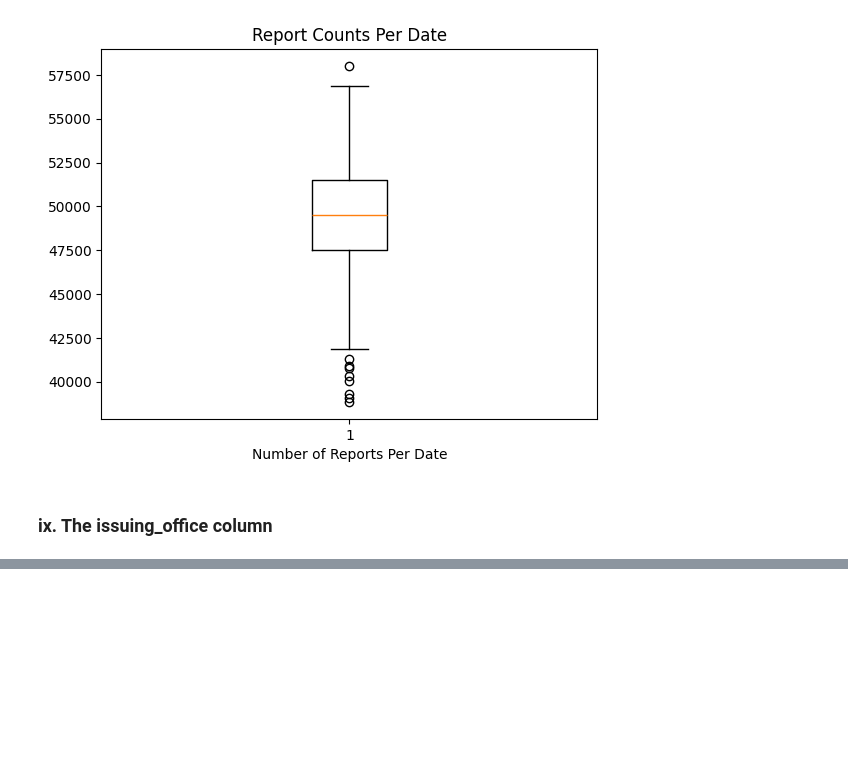
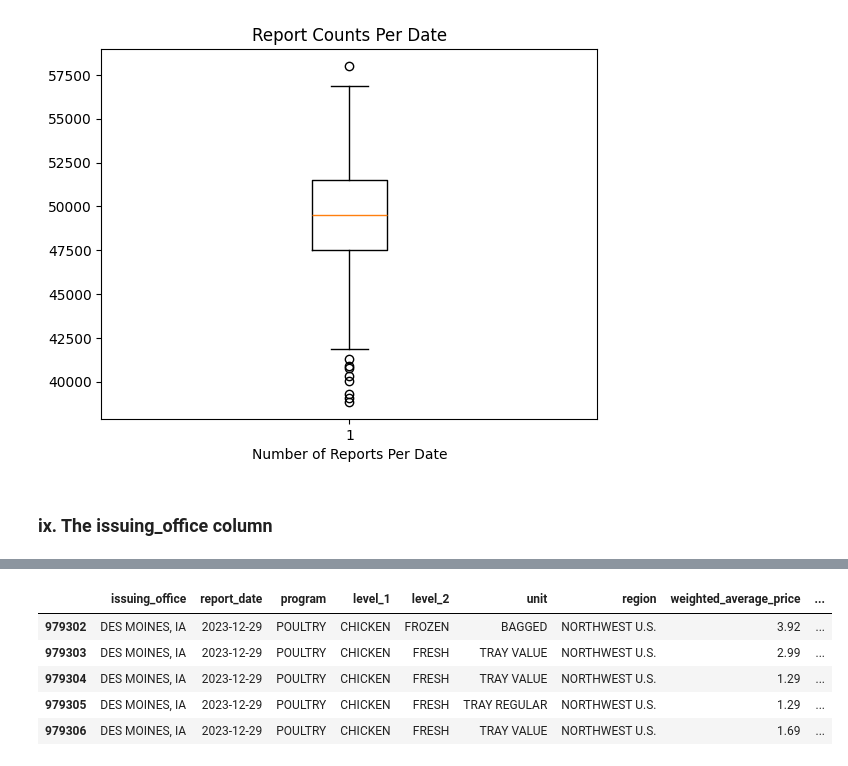
Before and after one commit to bradleytkay/Q1-2025-data-analysis-project-challenge, a Jupyter notebook: Q1-2025-step-2a-cleaning-pt-2.ipynb, the cells around one changed output, grey strips where cells are left out. Drawn from its saved outputs; the diff is of its cells as text; code cells hidden in the pictures; blank space fills up the shorter version.

Commit message:
Further cleaned USDA dataset, concatenating produnct names, removing unncessary columns, and aggregating price data

```diff
--- a/Q1-2025-step-2a-cleaning-pt-2.ipynb
+++ b/Q1-2025-step-2a-cleaning-pt-2.ipynb
@@ -545,0 +571,13 @@ Text(0.5, 0, 'Number of Reports Per Date')
+# %%
+# Create new product column by concatenating the 3 columns currently containing product information
+
+usda_df['product_name'] = usda_df['level_1'] + ' ' + usda_df['level_2'] + ' ' + usda_df['unit']
+
+usda_df.head()
+# %% [output]
+|  | issuing_office | report_date | program | level_1 | level_2 | unit | region | weighted_average_price | ... |
+| 979302 | DES MOINES, IA | 2023-12-29 | POULTRY | CHICKEN | FROZEN | BAGGED | NORTHWEST U.S. | 3.92 | ... |
+| 979303 | DES MOINES, IA | 2023-12-29 | POULTRY | CHICKEN | FRESH | TRAY VALUE | NORTHWEST U.S. | 2.99 | ... |
+| 979304 | DES MOINES, IA | 2023-12-29 | POULTRY | CHICKEN | FRESH | TRAY VALUE | NORTHWEST U.S. | 1.29 | ... |
+| 979305 | DES MOINES, IA | 2023-12-29 | POULTRY | CHICKEN | FRESH | TRAY REGULAR | NORTHWEST U.S. | 1.29 | ... |
+| 979306 | DES MOINES, IA | 2023-12-29 | POULTRY | CHICKEN | FRESH | TRAY VALUE | NORTHWEST U.S. | 1.69 | ... |
```
Also changed, not shown: parts of 13 cells of this notebook.
